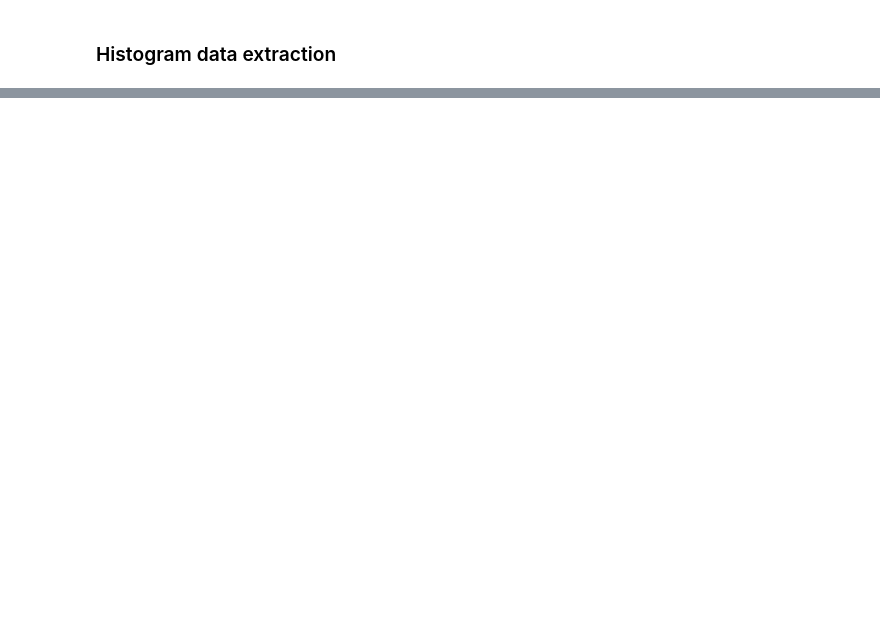
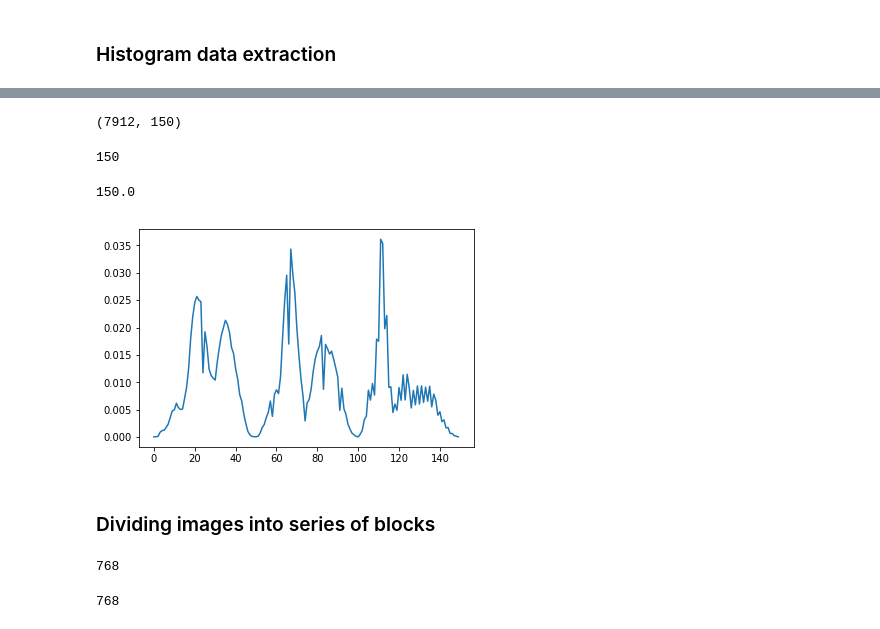
Before and after one commit to AdamT90/FoodML, a Jupyter notebook: prototyping/Smarter processing of RawDF.ipynb, the cells around one changed output, grey strips where cells are left out. Drawn from its saved outputs; the diff is of its cells as text; code cells hidden in the pictures; blank space fills up the shorter version.

```diff
--- a/prototyping/Smarter processing of RawDF.ipynb
+++ b/prototyping/Smarter processing of RawDF.ipynb
@@ -585,0 +526,3 @@ hdict
+# %%
+rawDF.rename(columns={'SKImageRGB':'SKImage'}, inplace=True)
+rawDF.head()
@@ -585,0 +536,7 @@ hdict
+# %%
+bins = 257
+def getHists(x):
+    hists = []
+    for i in range(3):
+        hists.append(np.histogram(x[:,:,i],bins=50, density = True))
+    return hists
@@ -585,0 +548,35 @@ hdict
+# %%
+def genHistArrays(df,csname):
+    allpixV = np.zeros((df.shape[0],150))
+    hists = rawDF['SKImage'].apply(getHists)
+    colrang = range(1,np.size(hists[0][0][1]))
+    fullnames = []
+    for chs in ['CH1', 'CH2', 'CH3']:
+        fullnames.extend([chs+'-'+str(j) for j in colrang])
+    fullnames = [csname+'-'+str(j) for j in fullnames]
+    for rowi, pArr in enumerate(hists):
+        pixVals = pArr[0][0]
+        pixVals = np.append(pixVals,pArr[1][0])
+        pixVals = np.append(pixVals,pArr[2][0])
+        allpixV[rowi,:] = pixVals
+        pixVals = None
+    return allpixV,fullnames
+# %%
+allpixV,fullnames = genHistArrays(rawDF,'RGB')
+# %%
+allpixV.shape
+# %% [output]
+(7912, 150)
+# %%
+np.size(fullnames)
+# %% [output]
+150
+# %%
+print(np.size(allpixV)/rawDF.shape[0])
+plt.plot(list(range(150)),allpixV[100,:])
+plt.show()
+# %% [output]
+150.0
+[figure, added]
+# %% [markdown]
+### Dividing images into series of blocks
@@ -585,0 +630,8 @@ hdict
+# %%
+print(np.size(blocksDecrTupl[0][0]))
+# %% [output]
+768
+# %%
+print(np.size(blocksDecrTupl[1]))
+# %% [output]
+768
```
Also changed, not shown: parts of 59 cells of this notebook.
